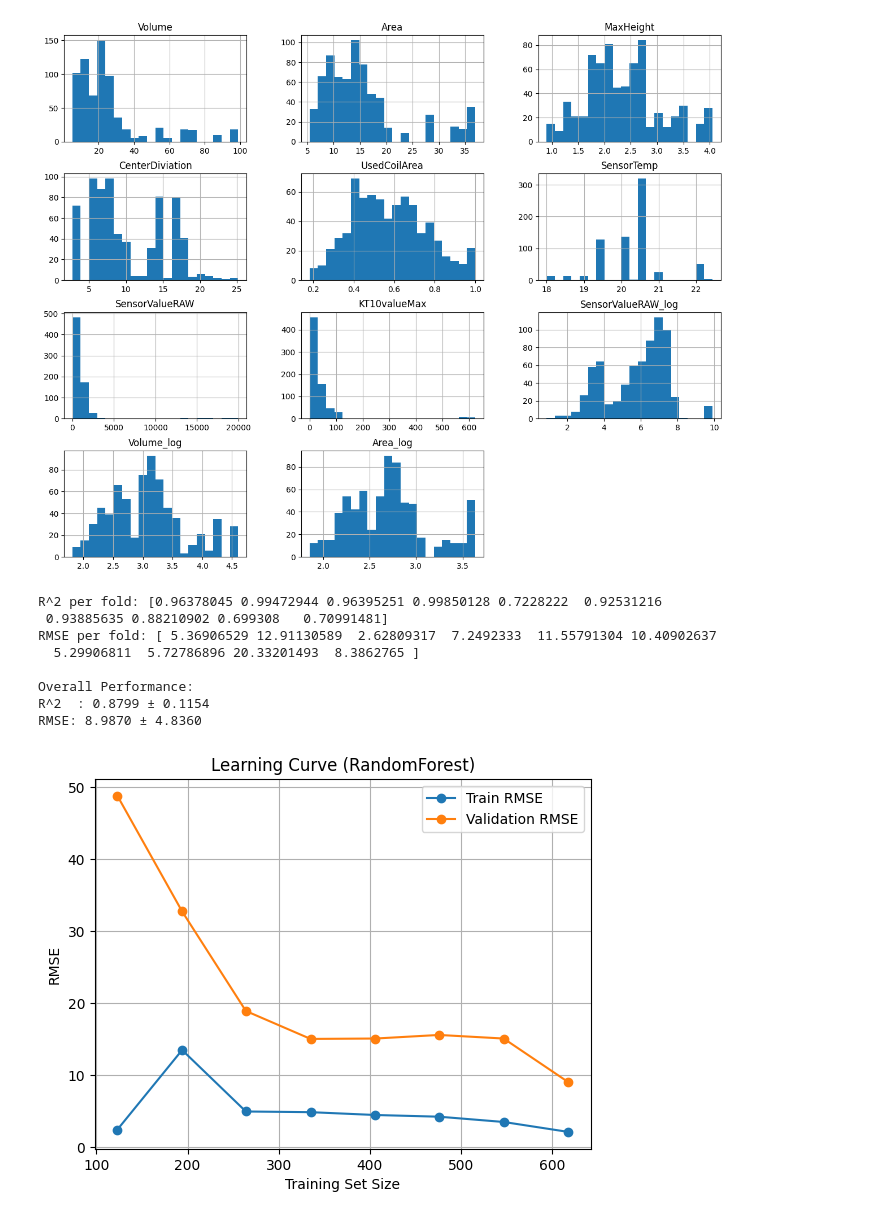
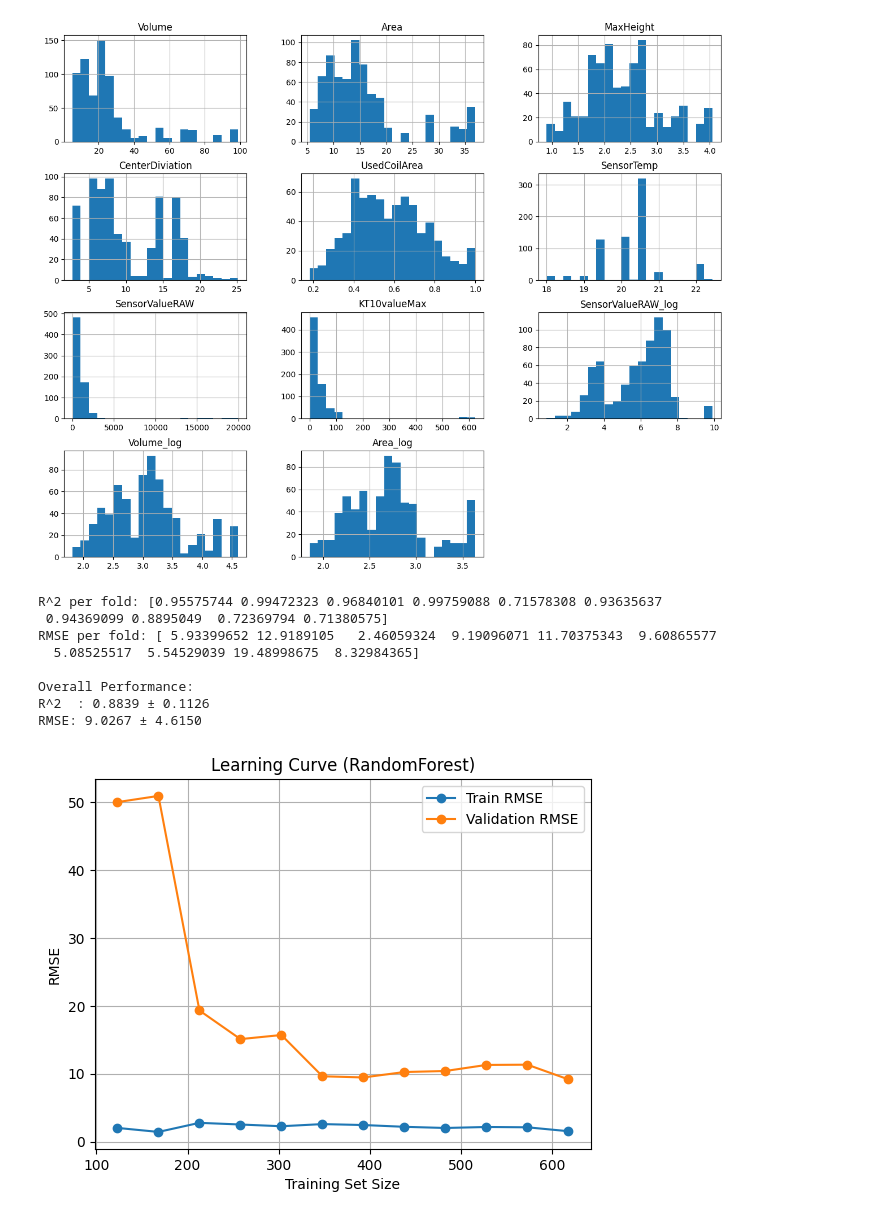
Before and after one commit to nixonsd/system-technologies-2026, a Jupyter notebook: system_technologies.ipynb, the cells around one changed output. Cells and saved outputs as stored; diff of their text form; code cells hidden in the pictures.

```diff
--- a/system_technologies.ipynb
+++ b/system_technologies.ipynb
@@ -127,9 +131,9 @@ pipeline = Pipeline([
     ("imputer", SimpleImputer(strategy="mean")),
     ("model", TransformedTargetRegressor(
         regressor=RandomForestRegressor(
-            n_estimators=100,
-            min_samples_split=5,
-            min_samples_leaf=2,
+            n_estimators=200,
+            min_samples_split=2,
+            min_samples_leaf=1,
             max_depth=10,
             random_state=42,
             n_jobs=-1
@@ -186,46 +190,46 @@ print("\nOverall Performance:")
 print(f"R^2  : {r2_scores.mean():.4f} ± {r2_scores.std():.4f}")
 print(f"RMSE: {rmse_scores.mean():.4f} ± {rmse_scores.std():.4f}")
 
-train_sizes = np.linspace(0.2, 1.0, 8)
+train_sizes = np.linspace(0.2, 1.0, 12)
 
 train_sizes_abs, train_scores, val_scores = learning_curve(
     estimator=pipeline,
     X=X,
     y=y,
     groups=groups,
     cv=kf,
     scoring="neg_root_mean_squared_error",
     train_sizes=train_sizes,
     n_jobs=-1,
     random_state=42
 )
 
 train_rmse = -train_scores
 val_rmse = -val_scores
 
 train_mean = train_rmse.mean(axis=1)
 val_mean = val_rmse.mean(axis=1)
 
 plt.figure()
 plt.plot(train_sizes_abs, train_mean, marker="o", label="Train RMSE")
 plt.plot(train_sizes_abs, val_mean, marker="o", label="Validation RMSE")
 
 plt.xlabel("Training Set Size")
 plt.ylabel("RMSE")
 plt.title("Learning Curve (RandomForest)")
 plt.legend()
 plt.grid(True)
 plt.show()
 # %% [output]
-R^2 per fold: [0.96378045 0.99472944 0.96395251 0.99850128 0.7228222  0.92531216
- 0.93885635 0.88210902 0.699308   0.70991481]
-RMSE per fold: [ 5.36906529 12.91130589  2.62809317  7.2492333  11.55791304 10.40902637
-  5.29906811  5.72786896 20.33201493  8.3862765 ]
+R^2 per fold: [0.95575744 0.99472323 0.96840101 0.99759088 0.71578308 0.93635637
+ 0.94369099 0.8895049  0.72369794 0.71380575]
+RMSE per fold: [ 5.93399652 12.9189105   2.46059324  9.19096071 11.70375343  9.60865577
+  5.08525517  5.54529039 19.48998675  8.32984365]
 
 Overall Performance:
-R^2  : 0.8799 ± 0.1154
-RMSE: 8.9870 ± 4.8360
+R^2  : 0.8839 ± 0.1126
+RMSE: 9.0267 ± 4.6150
-[figure, old version]
+[figure, new version]
 # %%
 param_distributions = {
     "model__regressor__n_estimators": [100, 200, 300, 500, 700],
```
Also changed, not shown: parts of 4 cells of this notebook.
